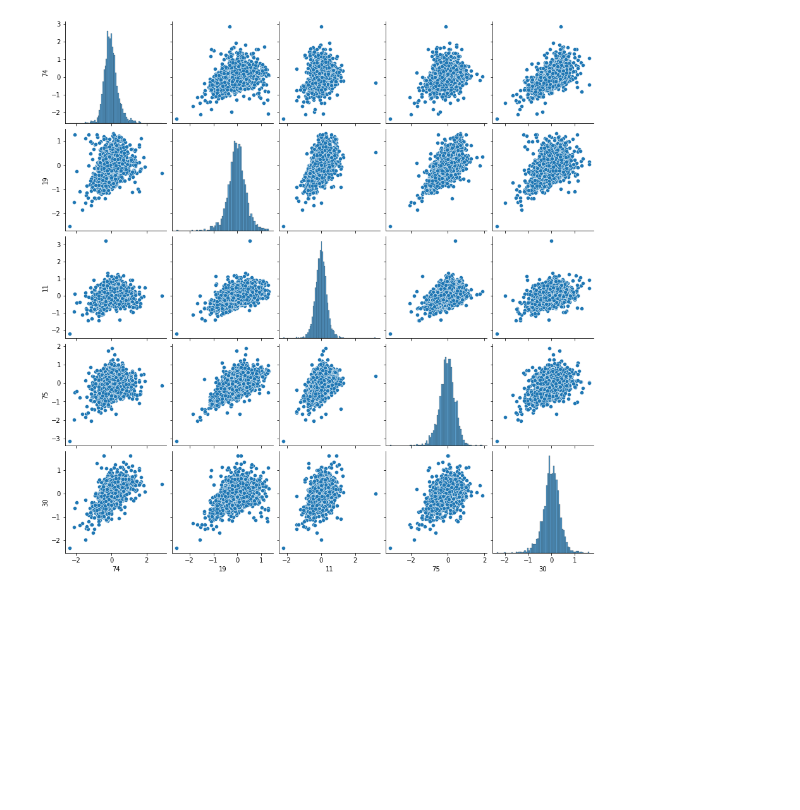
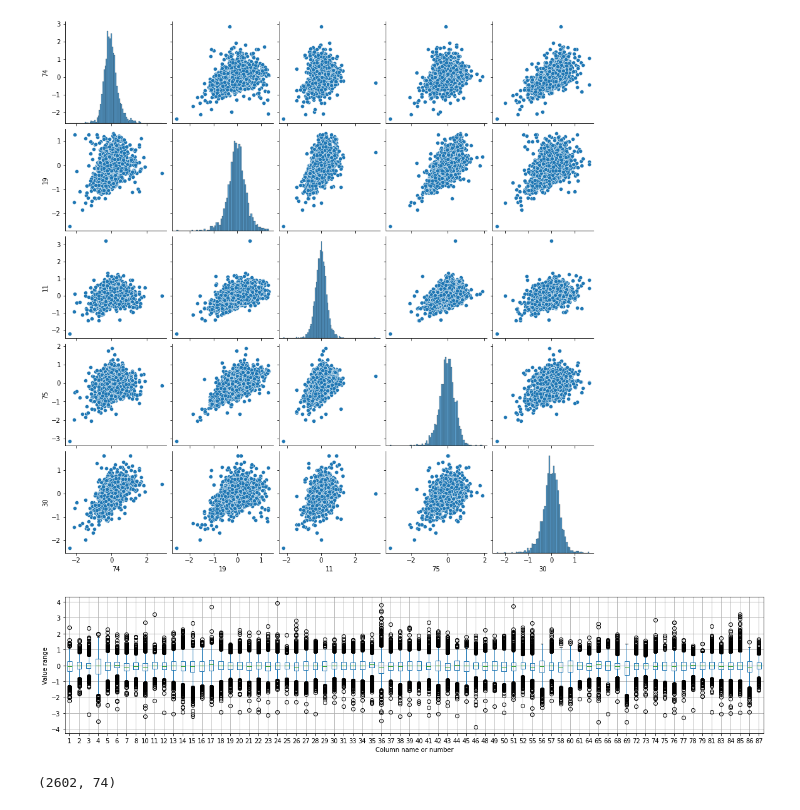
Before and after one commit to skumarudel/DSPS_SKumar, a Jupyter notebook: HW7/ClusteringGenes.ipynb, the cells around one changed output. Drawn from its saved outputs; the diff is of its cells as text; code cells hidden in the pictures; blank space fills up the shorter version.

```diff
--- a/HW7/ClusteringGenes.ipynb
+++ b/HW7/ClusteringGenes.ipynb
@@ -63,3 +63,10 @@ sns.pairplot(df[cols])
 # %% [output]
 <seaborn.axisgrid.PairGrid at 0x...>
 [figure]
+# %%
+fig,axes = plt.subplots(figsize=(20,4))
+df.boxplot(ax=axes);
+axes.set_xlabel('Column name or number')
+axes.set_ylabel('Value range');
+# %% [output]
+[figure, added]
@@ -65,0 +75,4 @@ sns.pairplot(df[cols])
+# %%
+df_scale.shape
+# %% [output]
+(2602, 74)
```
Also changed, not shown: parts of 2 cells of this notebook.
